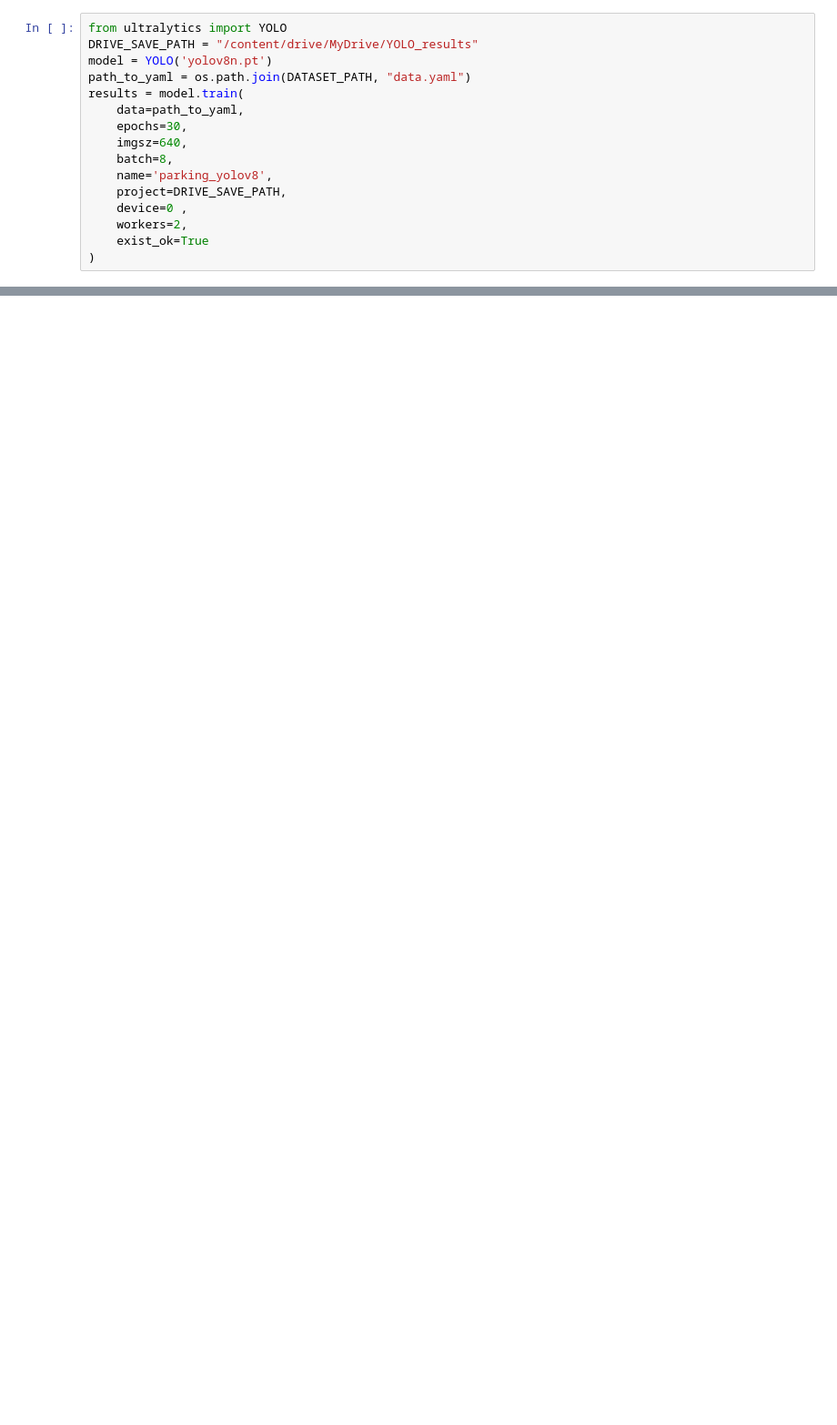
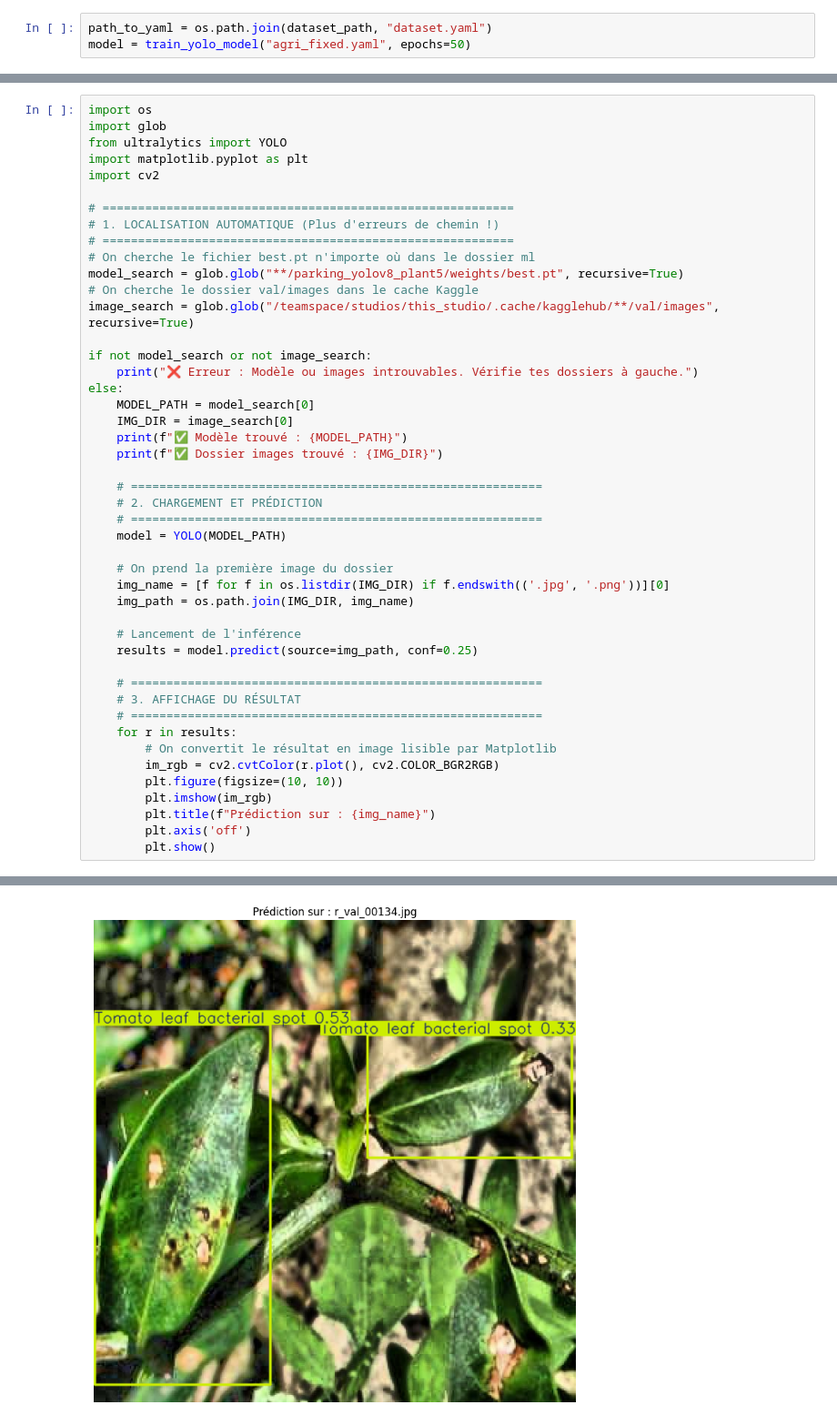
Before and after one commit to khadija199904/Projet-Eco-Agronomist-IA-Backend, a Jupyter notebook: src/ml/train.ipynb, the cells around one changed output, grey strips where cells are left out. Shown at 91% size. Saved outputs shown, nothing was run; the diff lists cells and outputs as text; blank space fills up the shorter version.

Commit message:
EAI-17: 1 ere entrainnement du modeles de plants

```diff
--- a/src/ml/train.ipynb
+++ b/src/ml/train.ipynb
@@ -15,16 +104,3 @@ Path to dataset files: /home/dell/.cache/kagglehub/datasets/khadijaelabbioui/agr
 # %%
-from ultralytics import YOLO
-DRIVE_SAVE_PATH = "/content/drive/MyDrive/YOLO_results"
-model = YOLO('yolov8n.pt')
-path_to_yaml = os.path.join(DATASET_PATH, "data.yaml")
-results = model.train(
-    data=path_to_yaml,
-    epochs=30,
-    imgsz=640,
-    batch=8,
-    name='parking_yolov8',
-    project=DRIVE_SAVE_PATH,
-    device=0 ,
-    workers=2,
-    exist_ok=True
-)
+path_to_yaml = os.path.join(dataset_path, "dataset.yaml")
+model = train_yolo_model("agri_fixed.yaml", epochs=50)
@@ -30,0 +125,47 @@ results = model.train(
+# %%
+import os
+import glob
+from ultralytics import YOLO
+import matplotlib.pyplot as plt
+import cv2
+
+# ==========================================================
+# 1. LOCALISATION AUTOMATIQUE (Plus d'erreurs de chemin !)
+# ==========================================================
+# On cherche le fichier best.pt n'importe où dans le dossier ml
+model_search = glob.glob("**/parking_yolov8_plant5/weights/best.pt", recursive=True)
+# On cherche le dossier val/images dans le cache Kaggle
+image_search = glob.glob("/teamspace/studios/this_studio/.cache/kagglehub/**/val/images", recursive=True)
+
+if not model_search or not image_search:
+    print("❌ Erreur : Modèle ou images introuvables. Vérifie tes dossiers à gauche.")
+else:
+    MODEL_PATH = model_search[0]
+    IMG_DIR = image_search[0]
+    print(f"✅ Modèle trouvé : {MODEL_PATH}")
+    print(f"✅ Dossier images trouvé : {IMG_DIR}")
+
+    # ==========================================================
+    # 2. CHARGEMENT ET PRÉDICTION
+    # ==========================================================
+    model = YOLO(MODEL_PATH)
+
+    # On prend la première image du dossier
+    img_name = [f for f in os.listdir(IMG_DIR) if f.endswith(('.jpg', '.png'))][0]
+    img_path = os.path.join(IMG_DIR, img_name)
+
+    # Lancement de l'inférence
+    results = model.predict(source=img_path, conf=0.25)
+
+    # ==========================================================
+    # 3. AFFICHAGE DU RÉSULTAT
+    # ==========================================================
+    for r in results:
+        # On convertit le résultat en image lisible par Matplotlib
+        im_rgb = cv2.cvtColor(r.plot(), cv2.COLOR_BGR2RGB)
+        plt.figure(figsize=(10, 10))
+        plt.imshow(im_rgb)
+        plt.title(f"Prédiction sur : {img_name}")
+        plt.axis('off')
+        plt.show()
+# %% [output]
@@ -30,0 +177 @@ results = model.train(
+[figure, added]
```
Also changed, not shown: parts of 10 cells of this notebook.
